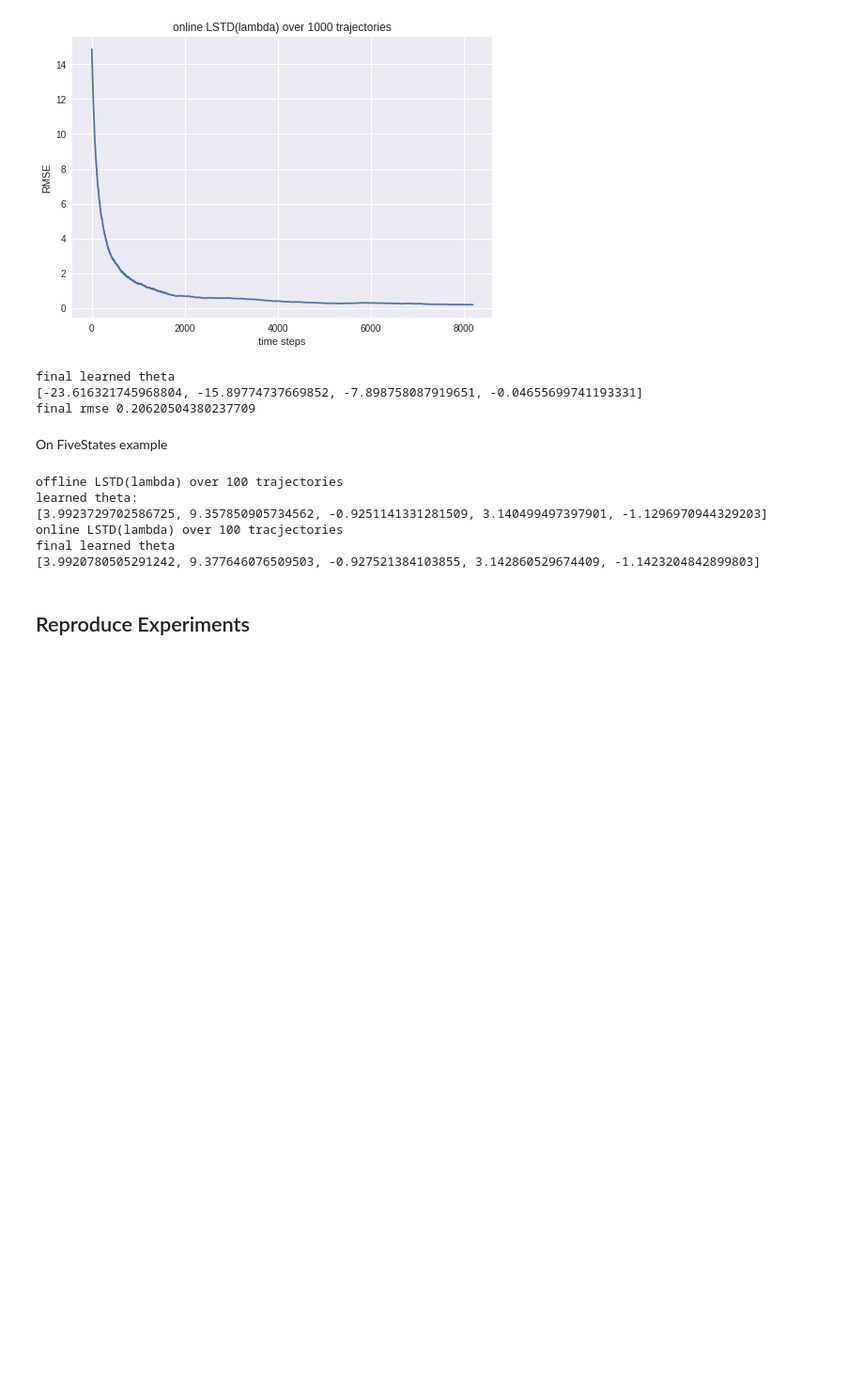
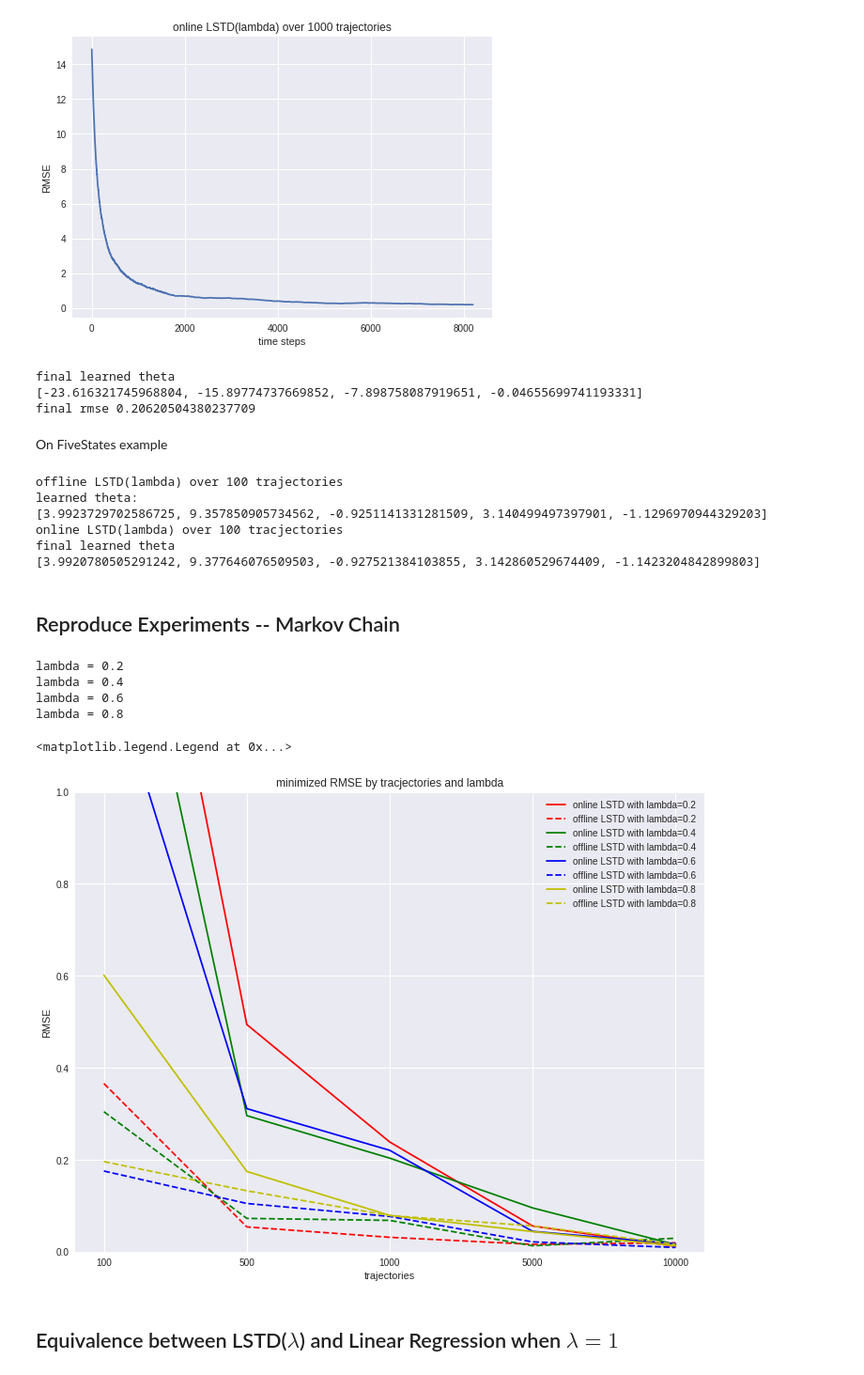
Before and after one commit to HarveyYan/COMP767, a Jupyter notebook: a4 function approximator/COMP767_LSTD(lambda).ipynb, the cells around one changed output. Shown at 94% size. Saved outputs shown, nothing was run; the diff lists cells and outputs as text; code cells hidden in the pictures; blank space fills up the shorter version.

```diff
--- a/a4 function approximator/COMP767_LSTD(lambda).ipynb
+++ b/a4 function approximator/COMP767_LSTD(lambda).ipynb
@@ -262,4 +262,40 @@ online LSTD(lambda) over 100 tracjectories
 final learned theta
 [3.9920780505291242, 9.377646076509503, -0.927521384103855, 3.142860529674409, -1.1423204842899803]
 # %% [markdown]
-## Reproduce Experiments
+## Reproduce Experiments -- Markov Chain
+# %%
+feature_dim = 4
+optimal_theta = np.array([-24, -16, -8, 0]).reshape(-1, 1)
+lambd_choice = [0.2, 0.4, 0.6, 0.8]
+colors = ['r', 'g', 'b', 'y', 'o']
+iterations = [100, 500, 1000, 5000, 10000]
+plt.figure(figsize=(12,9))
+plt.title('minimized RMSE by tracjectories and lambda')
+plt.xlabel('trajectories')
+plt.ylabel('RMSE')
+plt.ylim((0,1))
+for i, lambd in enumerate(lambd_choice):
+  print('lambda =',lambd)
+  rmses = []
+  for itera in iterations:
+    theta = LSTD_lambda_online(MarkovChain(), lambd=lambd, iterations=itera)[-1]
+    rmse = np.sqrt(np.sum(np.square(theta - optimal_theta)) / feature_dim)
+    rmses.append(rmse)
+  plt.plot(rmses, color=colors[i], label='online LSTD with lambda={}'.format(lambd))
+  rmses = []
+  for itera in iterations:
+    theta = LSTD_lambda_offline(MarkovChain(), lambd=lambd, iterations=itera)
+    rmse = np.sqrt(np.sum(np.square(theta - optimal_theta)) / feature_dim)
+    rmses.append(rmse)
+  plt.plot(rmses, colors[i]+'--', label='offline LSTD with lambda={}'.format(lambd))
+plt.xticks(np.arange(len(iterations)),iterations)
+plt.legend()
+# %% [output]
+lambda = 0.2
+lambda = 0.4
+lambda = 0.6
+lambda = 0.8
+<matplotlib.legend.Legend at 0x...>
+[figure, added]
+# %% [markdown]
+## Equivalence between LSTD($\lambda$) and Linear Regression when $\lambda =1$
```
Also changed, not shown: parts of 5 cells of this notebook.
